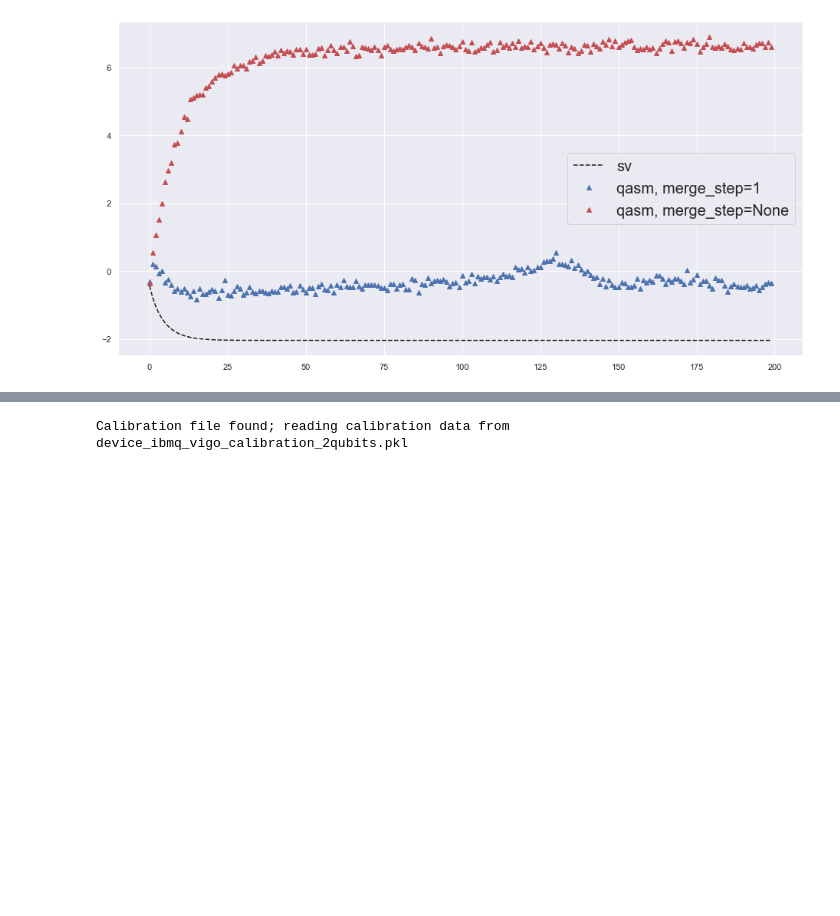
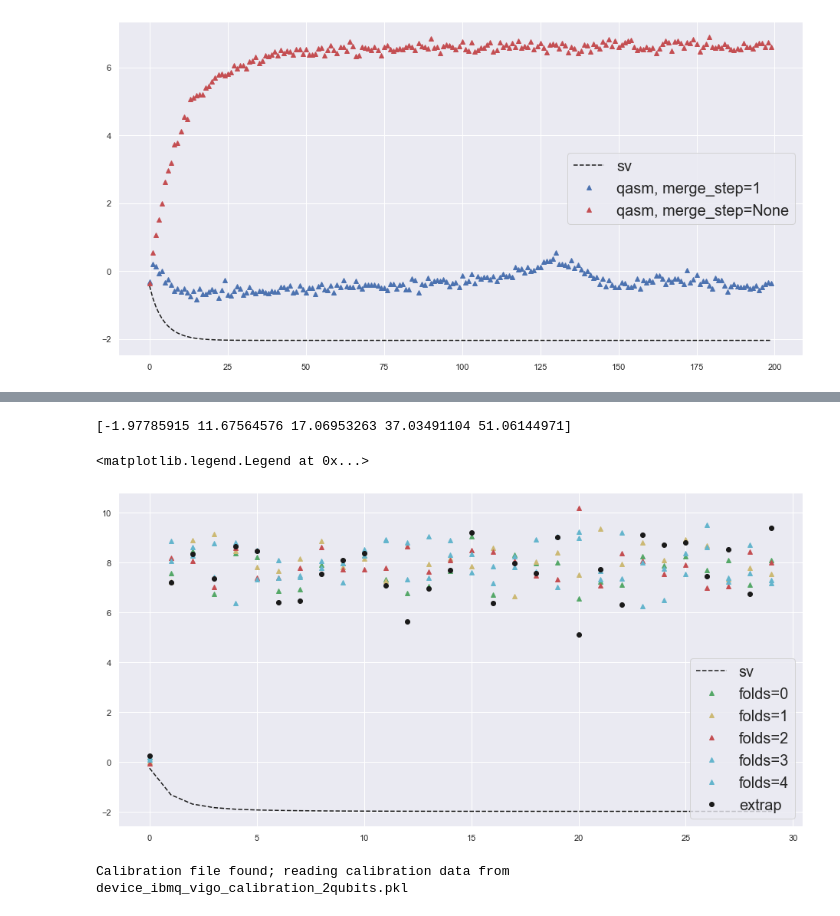
Before and after one commit to aemccoy/GrayCode-QubitEncoding, a Jupyter notebook: notebooks/deuteron-qite-noisy.ipynb, the cells around one changed output, grey strips where cells are left out. Drawn from its saved outputs; the diff is of its cells as text; code cells hidden in the pictures; blank space fills up the shorter version.

```diff
--- a/notebooks/deuteron-qite-noisy.ipynb
+++ b/notebooks/deuteron-qite-noisy.ipynb
@@ -314,3 +361,31 @@ plt.legend(prop={'size': 20})
+# %%
+xs=[2*n+1 for n in range(0,num_extrap_step+1,1)]
+extrapolated_energies=[]
+for energies in np.array(energies_extrap).transpose():
+#     print(energies)
+#     print(xs)
+    coef=np.polyfit(xs,energies,3)
+    linear_fit=np.poly1d(coef)
+    extrapolated_energies.append(linear_fit(0))
+# %%
+eigs,_=eigh(H)
+print(eigs)
+time=[t for t in range(parameters['N_time_steps'])]
+plt.plot(time,energies_sv,'k--',label="sv")
+# plt.plot(time,energies_qasm,'b^',label="qasm,merge_step=1")
+
+plt.plot(time,energies_extrap[0],'g^',label="folds=0")
+plt.plot(time,energies_extrap[1],'y^',label="folds=1")
+plt.plot(time,energies_extrap[2],'r^',label="folds=2")
+plt.plot(time,energies_extrap[3],'c^',label="folds=3")
+plt.plot(time,energies_extrap[4],'c^',label="folds=4")
+plt.plot(time,extrapolated_energies,'ko',label="extrap")
+# plt.plot(time,energies_qasm_no_merge,'r^',label="qasm, merge_step=None")
+plt.legend(prop={'size': 20})
+# %% [output]
+[-1.97785915 11.67564576 17.06953263 37.03491104 51.06144971]
+<matplotlib.legend.Legend at 0x...>
+[figure, added]
 # %%
 parameters = {
     'Nmax' : 4,
```
Also changed, not shown: parts of 6 cells of this notebook, 14 other files.
